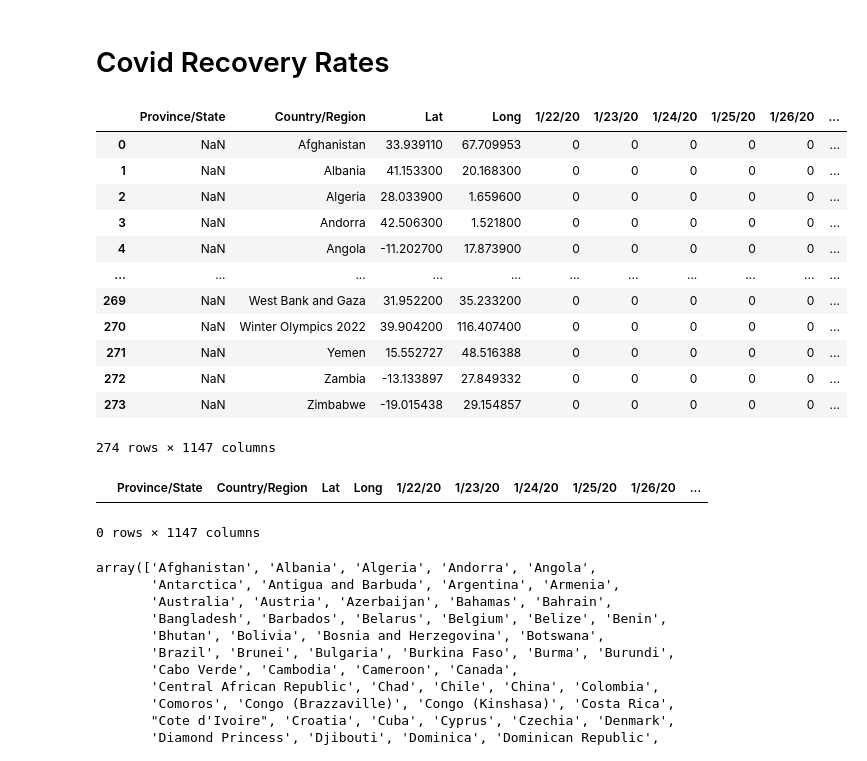
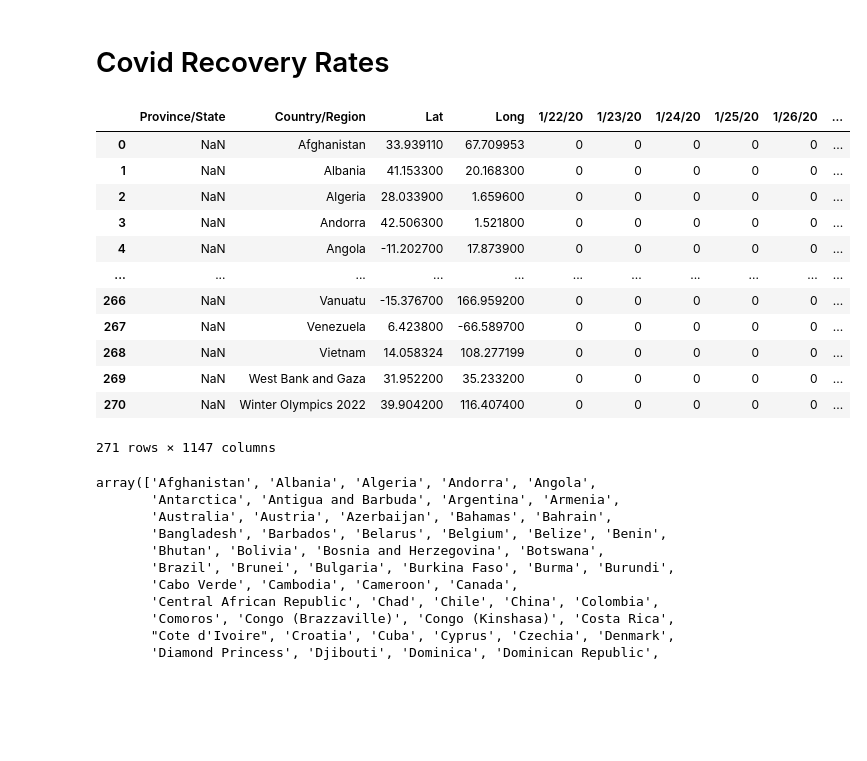
Before and after one commit to fow-jor08/Covid-19, a Jupyter notebook: Covid_19_Data_Set_Jordan_Fowler.ipynb, the cells around one changed output. Saved outputs shown, nothing was run; the diff lists cells and outputs as text; code cells hidden in the pictures; blank space fills up the shorter version.

```diff
--- a/Covid_19_Data_Set_Jordan_Fowler.ipynb
+++ b/Covid_19_Data_Set_Jordan_Fowler.ipynb
@@ -207,26 +136,21 @@ covid_global_death_df.shape
 # %%
 url= "https://raw.githubusercontent.com/CSSEGISandData/COVID-19/refs/heads/master/csse_covid_19_data/csse_covid_19_time_series/time_series_covid19_recovered_global.csv"
 covid_global_recovery_df = pd.read_csv(url)
-covid_global_recovery_df.head(289)
+covid_global_recovery_df.head(271)
 # %% [output]
 |  | Province/State | Country/Region | Lat | Long | 1/22/20 | 1/23/20 | 1/24/20 | 1/25/20 | 1/26/20 | ... |
 | 0 | NaN | Afghanistan | 33.939110 | 67.709953 | 0 | 0 | 0 | 0 | 0 | ... |
 | 1 | NaN | Albania | 41.153300 | 20.168300 | 0 | 0 | 0 | 0 | 0 | ... |
 | 2 | NaN | Algeria | 28.033900 | 1.659600 | 0 | 0 | 0 | 0 | 0 | ... |
 | 3 | NaN | Andorra | 42.506300 | 1.521800 | 0 | 0 | 0 | 0 | 0 | ... |
 | 4 | NaN | Angola | -11.202700 | 17.873900 | 0 | 0 | 0 | 0 | 0 | ... |
 | ... | ... | ... | ... | ... | ... | ... | ... | ... | ... | ... |
+| 266 | NaN | Vanuatu | -15.376700 | 166.959200 | 0 | 0 | 0 | 0 | 0 | ... |
+| 267 | NaN | Venezuela | 6.423800 | -66.589700 | 0 | 0 | 0 | 0 | 0 | ... |
+| 268 | NaN | Vietnam | 14.058324 | 108.277199 | 0 | 0 | 0 | 0 | 0 | ... |
 | 269 | NaN | West Bank and Gaza | 31.952200 | 35.233200 | 0 | 0 | 0 | 0 | 0 | ... |
 | 270 | NaN | Winter Olympics 2022 | 39.904200 | 116.407400 | 0 | 0 | 0 | 0 | 0 | ... |
-| 271 | NaN | Yemen | 15.552727 | 48.516388 | 0 | 0 | 0 | 0 | 0 | ... |
-| 272 | NaN | Zambia | -13.133897 | 27.849332 | 0 | 0 | 0 | 0 | 0 | ... |
-| 273 | NaN | Zimbabwe | -19.015438 | 29.154857 | 0 | 0 | 0 | 0 | 0 | ... |
-274 rows × 1147 columns
+271 rows × 1147 columns
-# %%
-covid_global_recovery_df[covid_global_recovery_df["Country/Region"].isnull()]
-# %% [output]
-|  | Province/State | Country/Region | Lat | Long | 1/22/20 | 1/23/20 | 1/24/20 | 1/25/20 | 1/26/20 | ... |
-0 rows × 1147 columns
 # %%
 covid_global_recovery_df["Country/Region"].unique()
 # %% [output]
```
Also changed, not shown: parts of 32 cells of this notebook.
